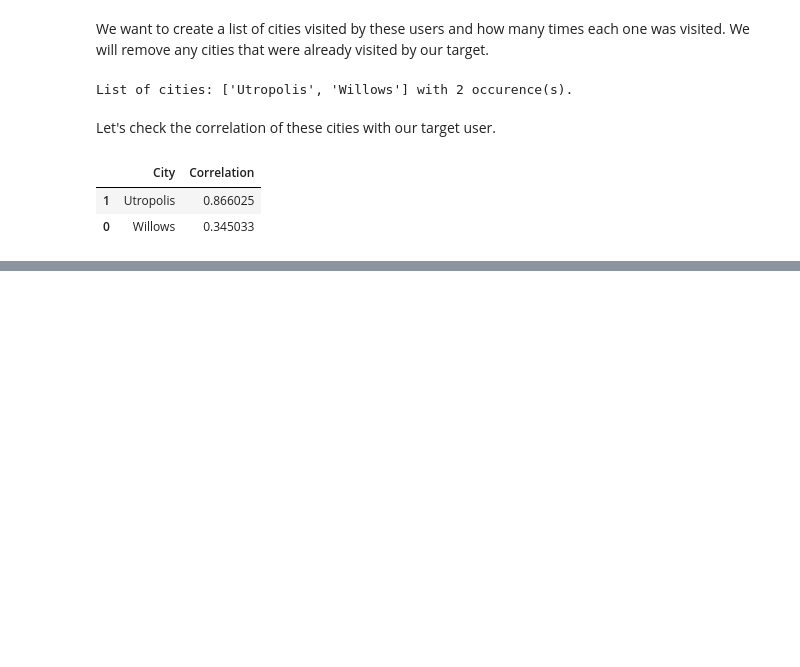
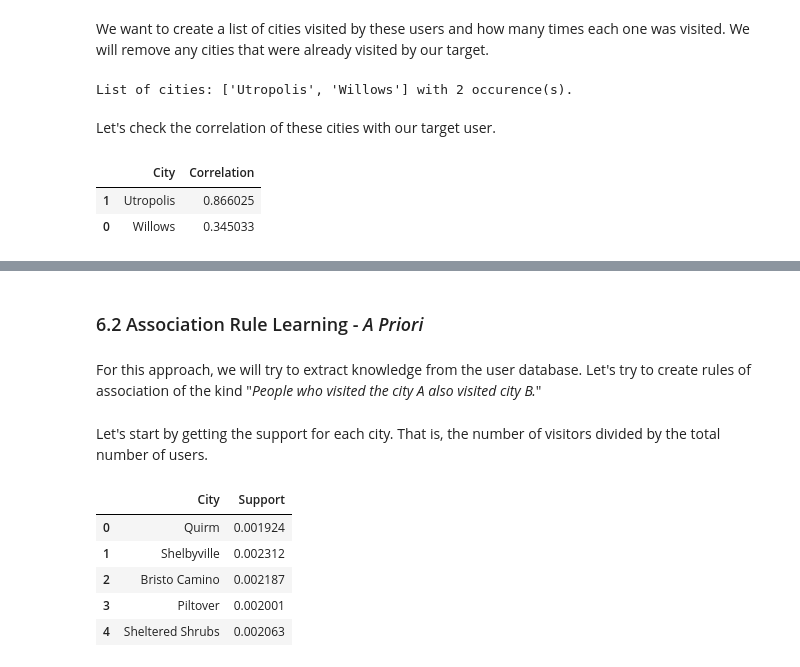
Before and after one commit to rodrigolink/travel_recommendation, a Jupyter notebook: tourism_recommendation_system.ipynb, the cells around one changed output, grey strips where cells are left out. Saved outputs shown, nothing was run; the diff lists cells and outputs as text; code cells hidden in the pictures; blank space fills up the shorter version.

```diff
--- a/tourism_recommendation_system.ipynb
+++ b/tourism_recommendation_system.ipynb
@@ -560,0 +580,20 @@ corr_user_cities_test_df
+# %% [markdown]
+### 6.2 Association Rule Learning - *A Priori*
+# %% [markdown]
+For this approach, we will try to extract knowledge from the user database. Let's try to create rules of association of the kind "*People who visited the city A also visited city B.*"
+# %% [markdown]
+Let's start by getting the support for each city. That is, the number of visitors divided by the total number of users.
+# %%
+city_support = pd.DataFrame(columns=['City','Support'])
+for city in city_table['City'].tolist():
+    df_temp = user_table[user_table['City']==city]
+    temp = [city,len(set(df_temp['Name'].tolist()))/len(user_vector)]
+    city_support.loc[len(city_support)] = temp
+city_support.head()
+# %% [output]
+|  | City | Support |
+| 0 | Quirm | 0.001924 |
+| 1 | Shelbyville | 0.002312 |
+| 2 | Bristo Camino | 0.002187 |
+| 3 | Piltover | 0.002001 |
+| 4 | Sheltered Shrubs | 0.002063 |
```
Also changed, not shown: parts of 11 cells of this notebook.
